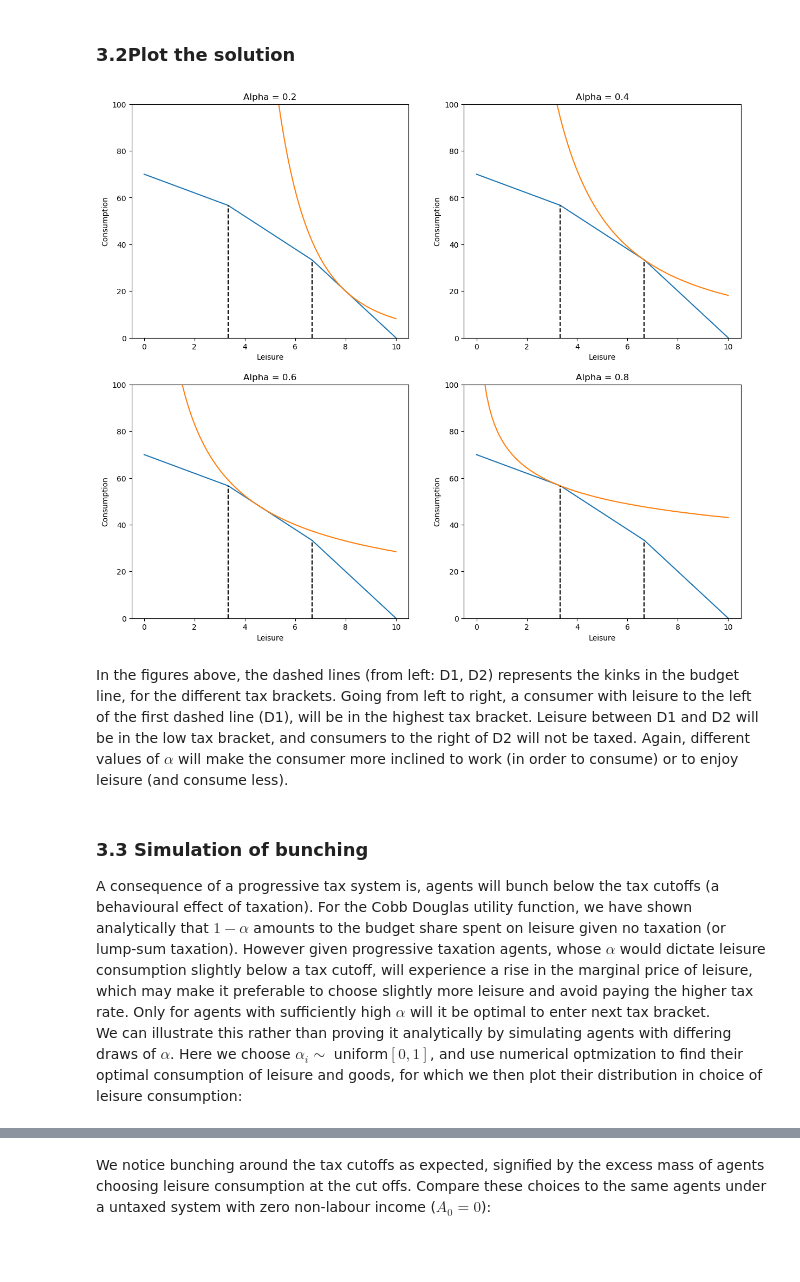
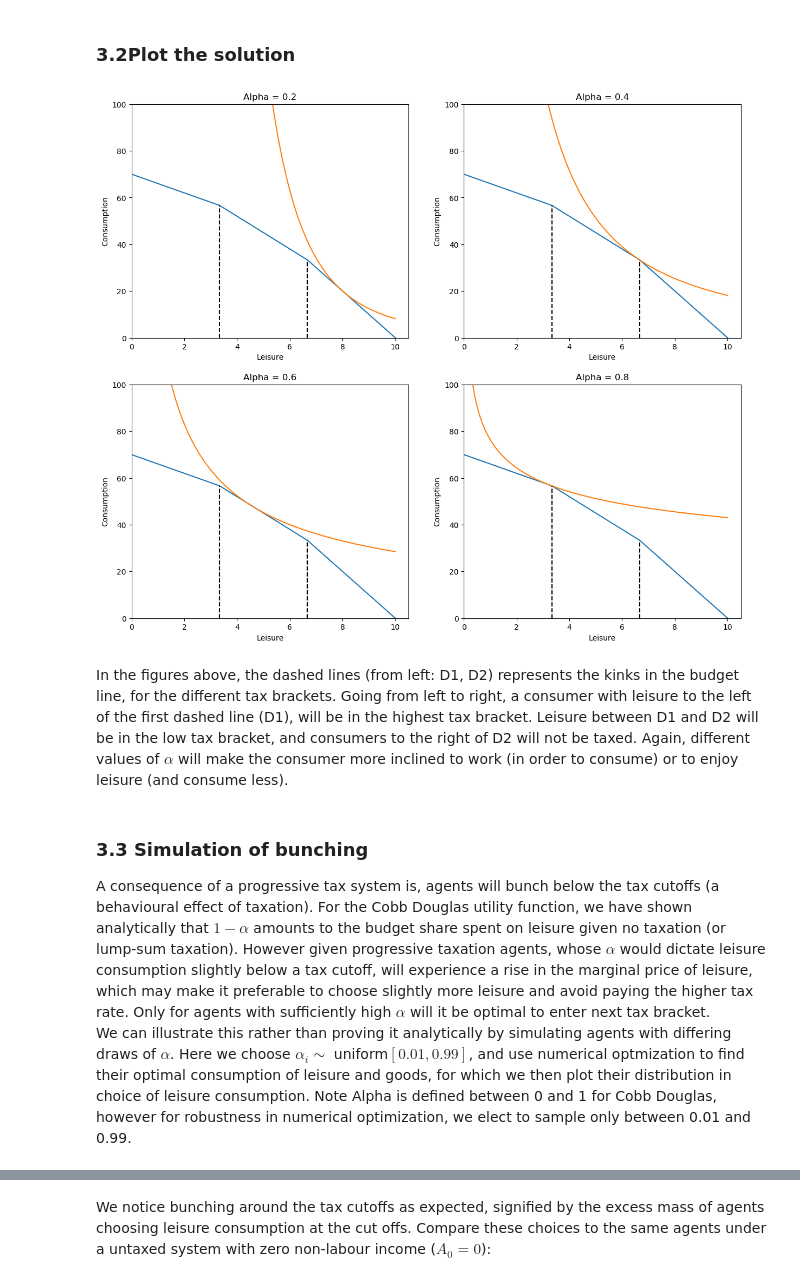
Before and after one commit to NumEconCopenhagen/projects-2019-computer-says-no, a Jupyter notebook: modelproject/modelproject.ipynb, the cells around one changed output, grey strips where cells are left out. Cells and saved outputs as stored; diff of their text form; code cells hidden in the pictures; blank space fills up the shorter version.

```diff
--- a/modelproject/modelproject.ipynb
+++ b/modelproject/modelproject.ipynb
@@ -251,7 +253,7 @@ def indif_opt(util,max_u,par):
 # %% [markdown]
 We use the above 'indif_opt' to retrieve indifference curve and plot the budget constraint is plotted by a lambda-function calculating the implied goods consumption for a level of leisure and $R_0$ and use the 'max_u' to calculate the utility in optimum for a given parameterization:
 # %%
-#plotting the base scenario
+#plotting the lump sum tax case:
 fig = plt.figure(dpi=100)
 
 gs=fig.add_gridspec(2,2)
@@ -290,6 +292,7 @@ for i in range(1,5):
     ax.set_xlabel("Leisure")
     ax.set_ylabel("Consumption")
     ax.set_ylim(0,140)
+    ax.set_xlim(0,10.5)
     ax.title.set_text(text)
     plt.subplots_adjust(top=2,right=2)
 # %% [output]
@@ -439,41 +459,42 @@ for i in range(1,5):
         alpha1=0.6
         text = "Alpha = 0.6"
     else:
         alpha1=0.8
         text = "Alpha = 0.8"
 
     #Define income potential in the base scenario.
     R_0_prog = maxlabinc_prog + A
 
 #Define function for the base budget line
     goods_kink = lambda l: R_0_prog -leiexp_prog(l,wage_prog)
     cons_kink = [goods_kink(x) for x in np.linspace(0,10,num=100)]
     leisure1 = np.linspace(0,10,100)
 
 #Plot the budget line with axis names
     ax.plot(leisure1,cons_kink)
 
 #Plotting the indiffence curve
 
     ax.plot(leisure1,indif_opt("cobbdouglas",max_u("cobbdouglas",wage_prog,maxlabinc_prog,leiexp_prog,alpha1),alpha1))
     ax.set_xlabel("Leisure")
     ax.set_ylabel("Consumption")
     ax.set_ylim(0,100)
+    ax.set_xlim(0,10.5)
     ax.title.set_text(text)
 
     plt.plot((l_bot,l_bot),(0,goods(l_bot)),'k--')
     plt.plot((l_top,l_top),(0,goods(l_top)), 'k--')
 
     plt.subplots_adjust(top=2.5,right=2)
 # %% [output]
-[figure, old version]
+[figure, new version]
 # %% [markdown]
 In the figures above, the dashed lines (from left: D1, D2) represents the kinks in the budget line, for the different tax brackets. Going from left to right, a consumer with leisure to the left of the first dashed line (D1), will be in the highest tax bracket. Leisure between D1 and D2 will be in the low tax bracket, and consumers to the right of D2 will not be taxed.
 Again, different values of $\alpha$ will make the consumer more inclined to work (in order to consume) or to enjoy leisure (and consume less).
 # %% [markdown]
 ### 3.3 Simulation of bunching
 A consequence of a progressive tax system is, agents will bunch below the tax cutoffs (a behavioural effect of taxation). For the Cobb Douglas utility function, we have shown analytically that $1-\alpha$ amounts to the budget share spent on leisure given no taxation (or lump-sum taxation). However given progressive taxation agents, whose $\alpha$ would dictate leisure consumption slightly below a tax cutoff, will experience a rise in the marginal price of leisure, which may make it preferable to choose slightly more leisure and avoid paying the higher tax rate. Only for agents with sufficiently high $\alpha$ will it be optimal to enter next tax bracket. <br>
-We can illustrate this rather than proving it analytically by simulating agents with differing draws of $\alpha$. Here we choose $\alpha_i \sim$ uniform$[0,1]$, and use numerical optmization to find their optimal consumption of leisure and goods, for which we then plot their distribution in choice of leisure consumption:
+We can illustrate this rather than proving it analytically by simulating agents with differing draws of $\alpha$. Here we choose $\alpha_i \sim$ uniform$[0.01,0.99]$, and use numerical optmization to find their optimal consumption of leisure and goods, for which we then plot their distribution in choice of leisure consumption. Note Alpha is defined between 0 and 1 for Cobb Douglas, however for robustness in numerical optimization, we elect to sample only between 0.01 and 0.99.
 # %%
 # Draw 'agents' -> characterized by their parameter estimates
 np.random.seed(2019); # set the seed
```
Also changed, not shown: parts of 13 cells of this notebook, 1 other file.
